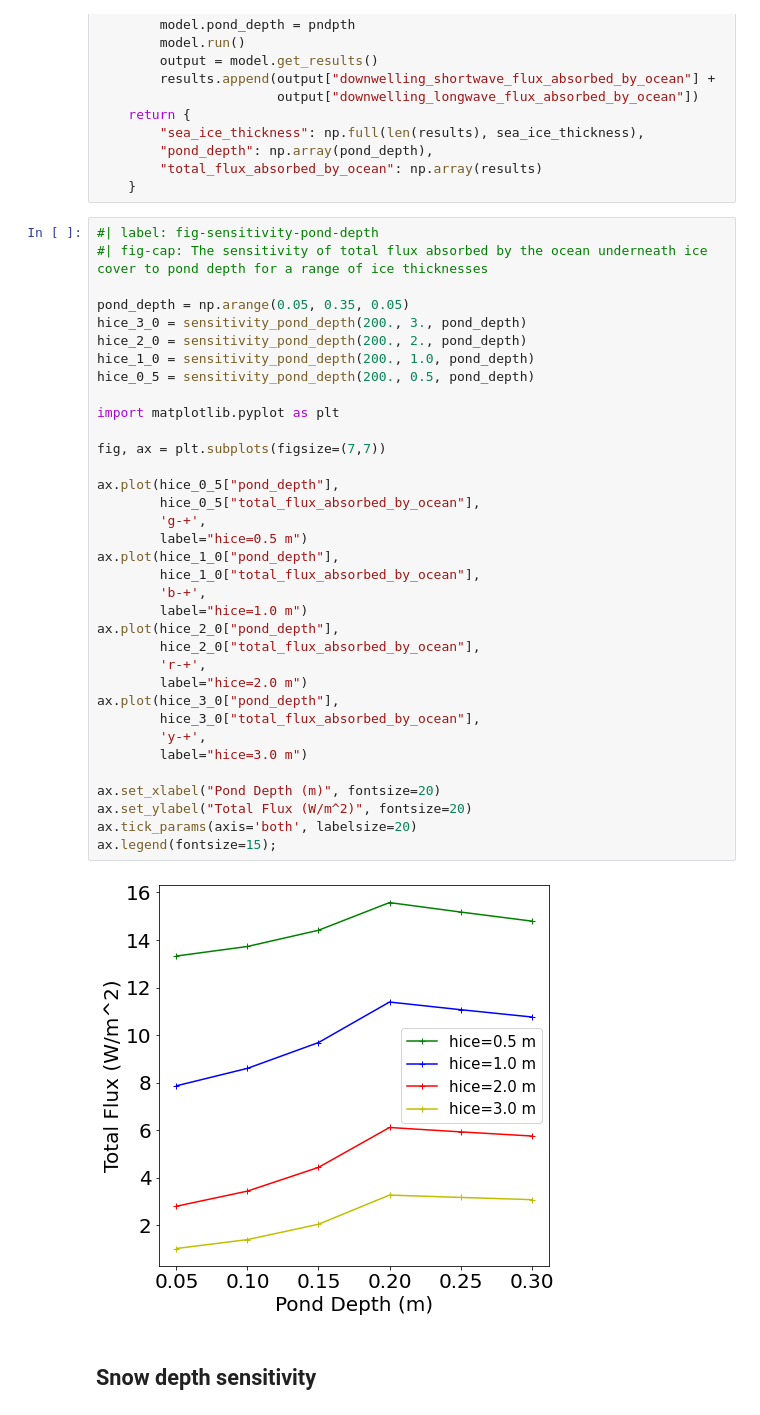
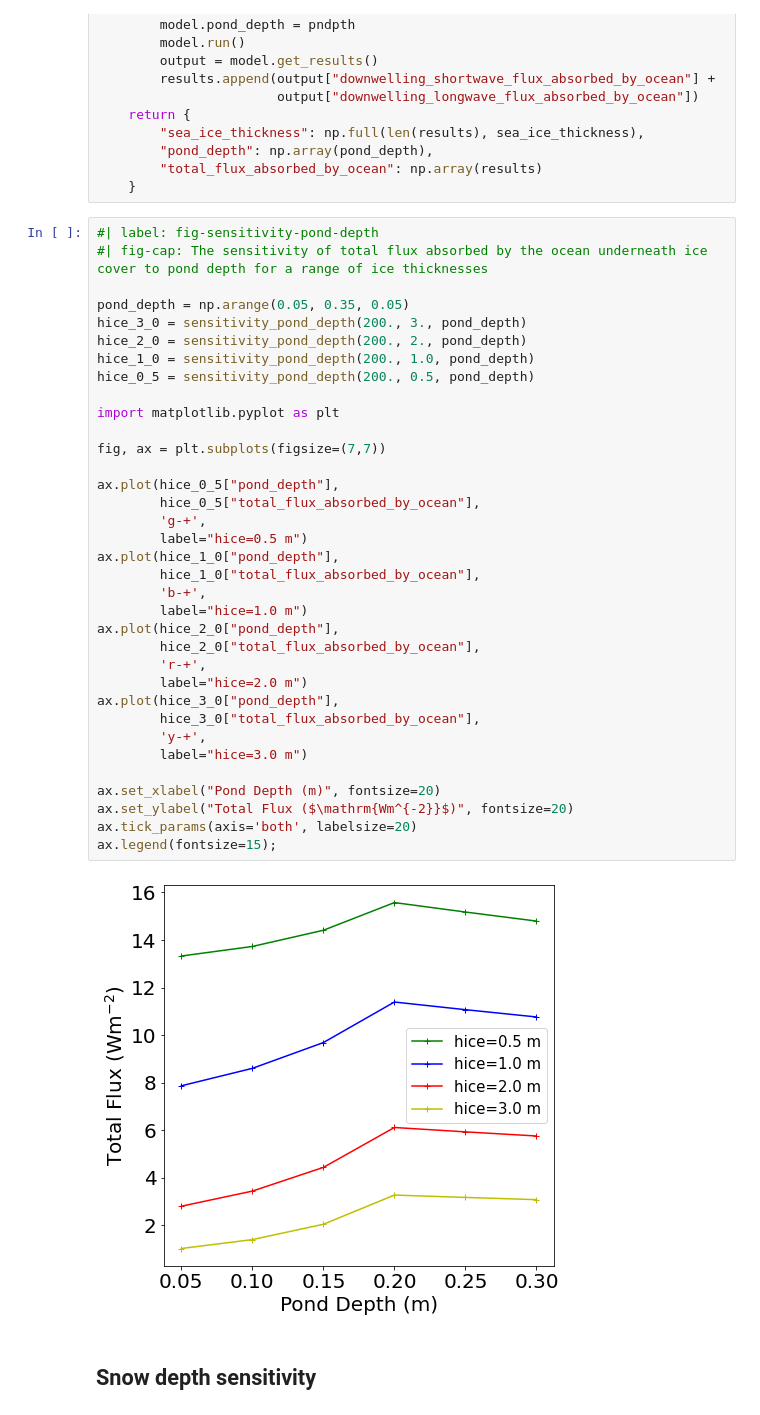
Before and after one commit to andypbarrett/seaice_radiative_transfer, a Jupyter notebook: notebooks/sensitivity_analysis.ipynb, the cells around one changed output. Drawn from its saved outputs; the diff is of its cells as text.

```diff
--- a/notebooks/sensitivity_analysis.ipynb
+++ b/notebooks/sensitivity_analysis.ipynb
@@ -63,35 +65,35 @@ pond_depth = np.arange(0.05, 0.35, 0.05)
 hice_3_0 = sensitivity_pond_depth(200., 3., pond_depth)
 hice_2_0 = sensitivity_pond_depth(200., 2., pond_depth)
 hice_1_0 = sensitivity_pond_depth(200., 1.0, pond_depth)
 hice_0_5 = sensitivity_pond_depth(200., 0.5, pond_depth)
 
 import matplotlib.pyplot as plt
 
 fig, ax = plt.subplots(figsize=(7,7))
 
 ax.plot(hice_0_5["pond_depth"],
         hice_0_5["total_flux_absorbed_by_ocean"],
         'g-+',
         label="hice=0.5 m")
 ax.plot(hice_1_0["pond_depth"],
         hice_1_0["total_flux_absorbed_by_ocean"],
         'b-+',
         label="hice=1.0 m")
 ax.plot(hice_2_0["pond_depth"],
         hice_2_0["total_flux_absorbed_by_ocean"],
         'r-+',
         label="hice=2.0 m")
 ax.plot(hice_3_0["pond_depth"],
         hice_3_0["total_flux_absorbed_by_ocean"],
         'y-+',
         label="hice=3.0 m")
 
 ax.set_xlabel("Pond Depth (m)", fontsize=20)
-ax.set_ylabel("Total Flux (W/m^2)", fontsize=20)
+ax.set_ylabel("Total Flux ($\mathrm{Wm^{-2}}$)", fontsize=20)
 ax.tick_params(axis='both', labelsize=20)
 ax.legend(fontsize=15);
 # %% [output]
-[figure, old version]
+[figure, new version]
 # %% [markdown]
 ## Snow depth sensitivity
 # %%
```
Also changed, not shown: parts of 4 cells of this notebook.
